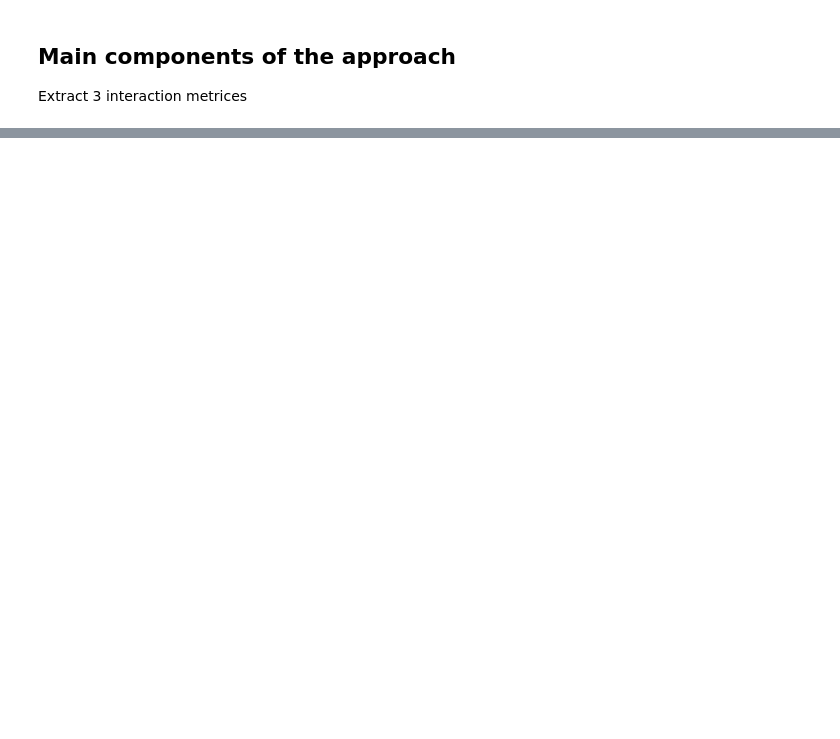
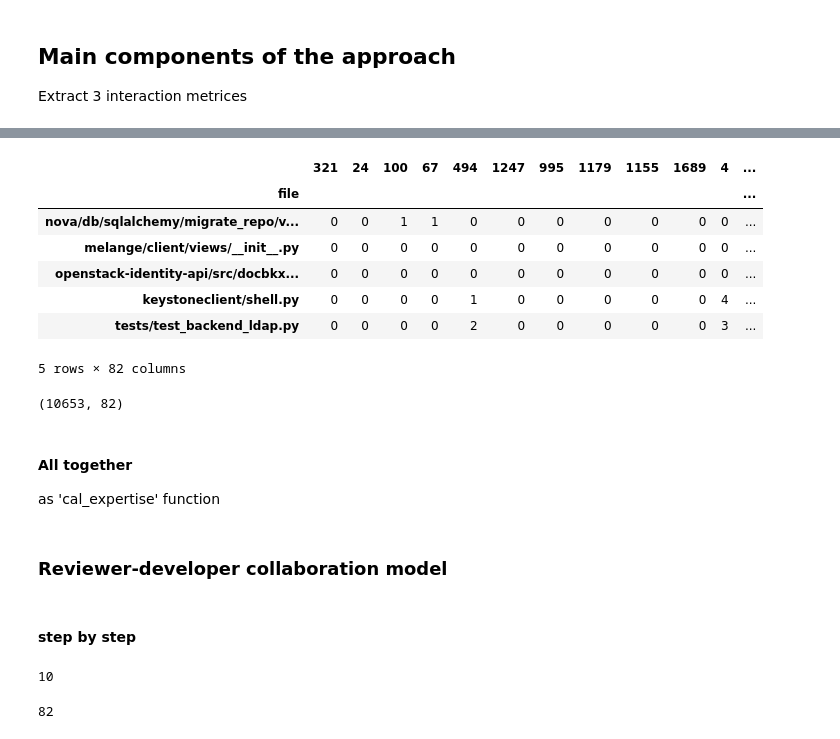
Before and after one commit to shivaZeymaran/Multi-objective-code-reviewer-recommendations, a Jupyter notebook: MyProject.ipynb, the cells around one changed output, grey strips where cells are left out. Drawn from its saved outputs; the diff is of its cells as text; code cells hidden in the pictures; blank space fills up the shorter version.

Commit message:
matrix added

```diff
--- a/MyProject.ipynb
+++ b/MyProject.ipynb
@@ -215,0 +243,4 @@ Extract 3 interaction metrices
+# %%
+# create a dataframe that its first column is all existing files
+df = pd.DataFrame(all_files)
+df.head()
@@ -215,0 +254,3 @@ Extract 3 interaction metrices
+# %%
+df = df.rename(columns={0:'file'})
+df.head()
@@ -215,0 +264,6 @@ Extract 3 interaction metrices
+# %%
+# add a column of zeros for each existing reviewer to dataframe
+for r in all_reviewers:
+  df[r] = 0
+
+df.head()
@@ -215,0 +278,8 @@ Extract 3 interaction metrices
+# %%
+# fill the values of dataframe by checking PRs one by one
+for pr in train:
+  for f in pr['filePaths']:
+    for r in pr['reviewersId']:
+      df.loc[(df['file'] == f), r] += 1
+
+df.head()
@@ -215,0 +294,21 @@ Extract 3 interaction metrices
+# %%
+df = df.set_index('file')
+df.head()
+# %% [output]
+|  | 321 | 24 | 100 | 67 | 494 | 1247 | 995 | 1179 | 1155 | 1689 | 4 | ... |
+| file |  |  |  |  |  |  |  |  |  |  |  | ... |
+| nova/db/sqlalchemy/migrate_repo/v... | 0 | 0 | 1 | 1 | 0 | 0 | 0 | 0 | 0 | 0 | 0 | ... |
+| melange/client/views/__init__.py | 0 | 0 | 0 | 0 | 0 | 0 | 0 | 0 | 0 | 0 | 0 | ... |
+| openstack-identity-api/src/docbkx... | 0 | 0 | 0 | 0 | 0 | 0 | 0 | 0 | 0 | 0 | 0 | ... |
+| keystoneclient/shell.py | 0 | 0 | 0 | 0 | 1 | 0 | 0 | 0 | 0 | 0 | 4 | ... |
+| tests/test_backend_ldap.py | 0 | 0 | 0 | 0 | 2 | 0 | 0 | 0 | 0 | 0 | 3 | ... |
+5 rows × 82 columns
+# %%
+# convert the dataframe into matrix
+FR = df.to_numpy()
+FR.shape
+# %% [output]
+(10653, 82)
+# %% [markdown]
+#### All together
+as 'cal_expertise' function
@@ -215,0 +353,17 @@ Extract 3 interaction metrices
+# %% [markdown]
+### Reviewer‑developer **collaboration** model
+# %% [markdown]
+#### step by step
+# %%
+all_devs = set()   # make a "set" of all developers
+for pr in train:
+  for d in pr['ownerId']:
+    all_devs.add(d)
+
+len(all_devs)
+# %% [output]
+10
+# %%
+len(all_reviewers)
+# %% [output]
+82
```
Also changed, not shown: parts of 25 cells of this notebook.
